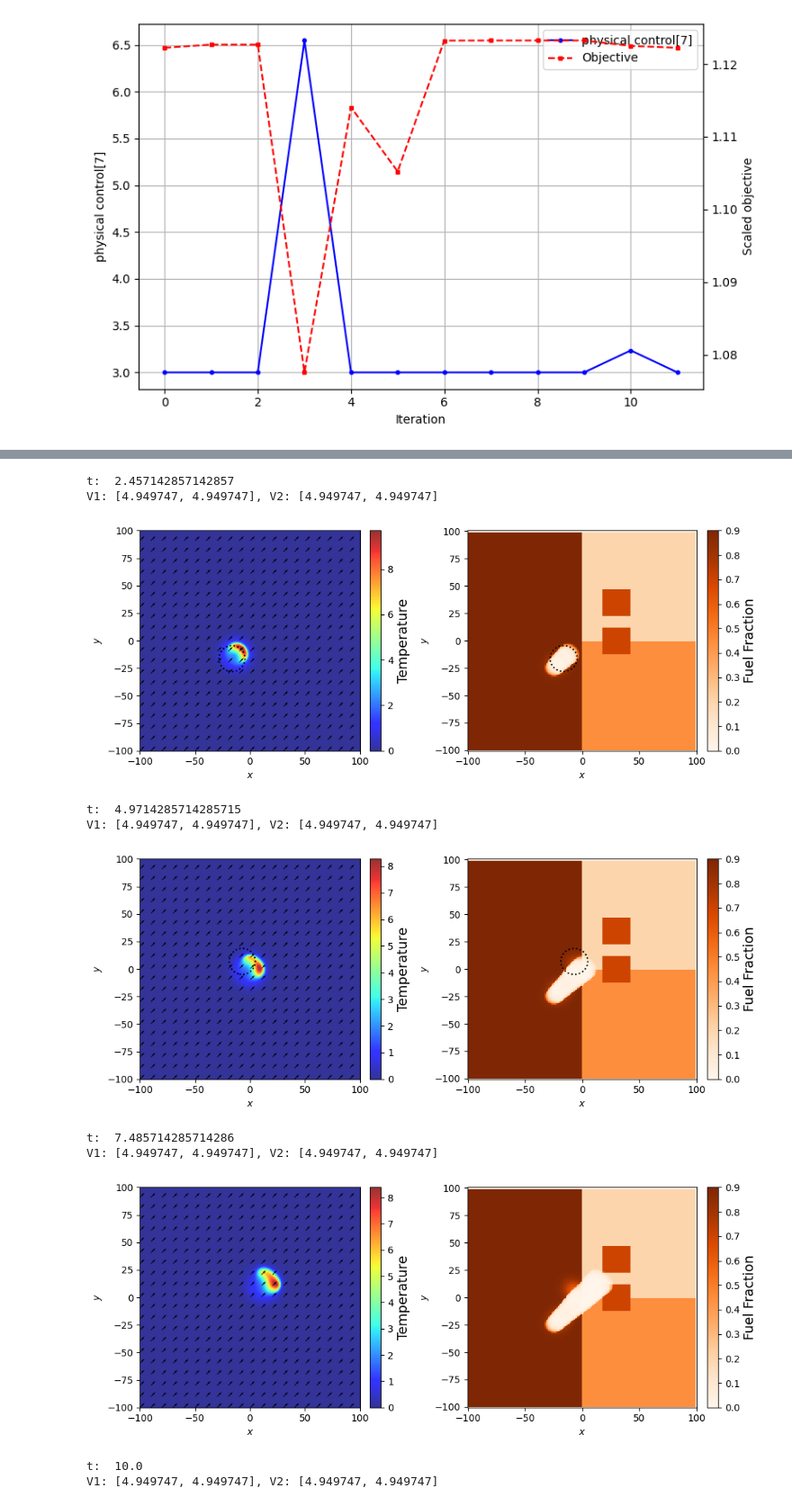
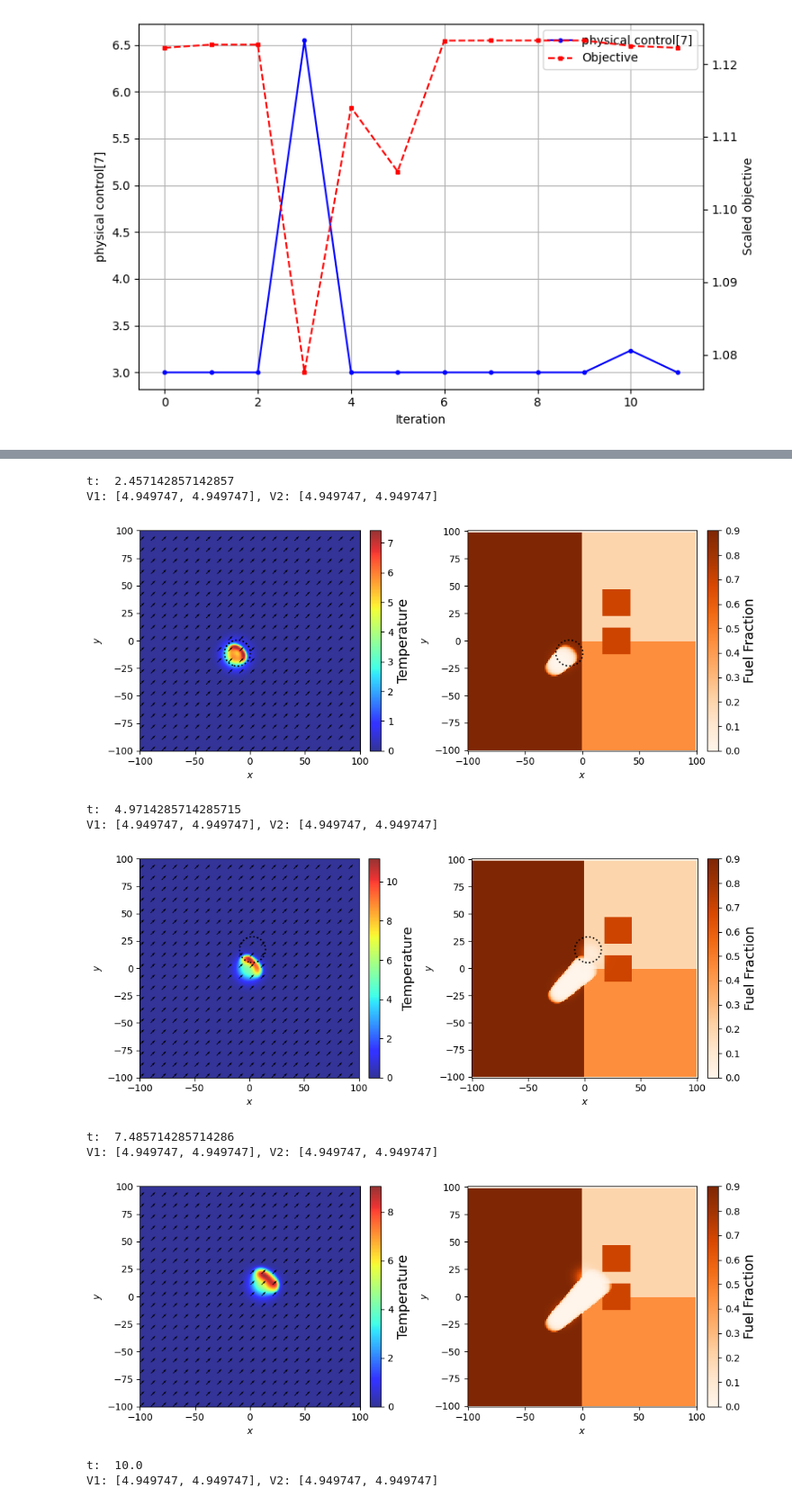
Before and after one commit to pkrish11/Wildfire-PDE-Constrained-Optimization, a Jupyter notebook: Optimization_testing2.ipynb, the cells around one changed output, grey strips where cells are left out. Shown at 90% size. Drawn from its saved outputs; the diff is of its cells as text; code cells hidden in the pictures.

Commit message:
changed control terms - updated adjoint equations and gradient computations

```diff
--- a/Optimization_testing2.ipynb
+++ b/Optimization_testing2.ipynb
@@ -148,8 +148,8 @@ control_params = {
     'sigma_x':5.5,  # size of drop
     'sigma_y':5.5,  # size of drop
     'T':3.0 ,
-    'k': 0.6, # original value was 0.5
-    'delta': 0.2,
+    'k': 1.0, # original value was 0.5
+    'delta': 0.6,
     'control_vars':control_vars
 }
 # %% [output]
@@ -408,9 +290,9 @@ print(res)
 # %%
 #z0 = res.x
 normalization_ranges = np.array([[x_min, x_max], [y_min, y_max], [0, 2*np.pi], [0, 10], [x_min, x_max], [y_min, y_max], [0, 2*np.pi], [0, 10]])
-opt_obj1 = optimizer_object(physical_parameters, control_params, Nx, Ny, Nt, u0, b0_test, V, weights, normalization_ranges)
+#opt_obj1 = optimizer_object(physical_parameters, control_params, Nx, Ny, Nt, u0, b0_test, V, weights, normalization_ranges)
 #x0 = opt_obj1.denormalize(z0)
-x0 = np.asarray([-25, -25, (1/4)*np.pi, 0, 0, 0, (3/4)*np.pi, 3]) # initial guess
+x0 = np.asarray([-20, -20, (1/4)*np.pi, 0, 10, 10, (3/4)*np.pi, 3]) # initial guess
 control_params['control_vars'] = x0
 
 # test with constant wind
@@ -431,11 +313,11 @@ V1: [4.949747, 4.949747], V2: [4.949747, 4.949747]
 t:  2.457142857142857
 V1: [4.949747, 4.949747], V2: [4.949747, 4.949747]
-[figure, old version]
+[figure, new version]
 t:  4.9714285714285715
 V1: [4.949747, 4.949747], V2: [4.949747, 4.949747]
-[figure, old version]
+[figure, new version]
 t:  7.485714285714286
 V1: [4.949747, 4.949747], V2: [4.949747, 4.949747]
-[figure, old version]
+[figure, new version]
 t:  10.0
 V1: [4.949747, 4.949747], V2: [4.949747, 4.949747]
```
Also changed, not shown: parts of 7 cells of this notebook, 6 other files.
